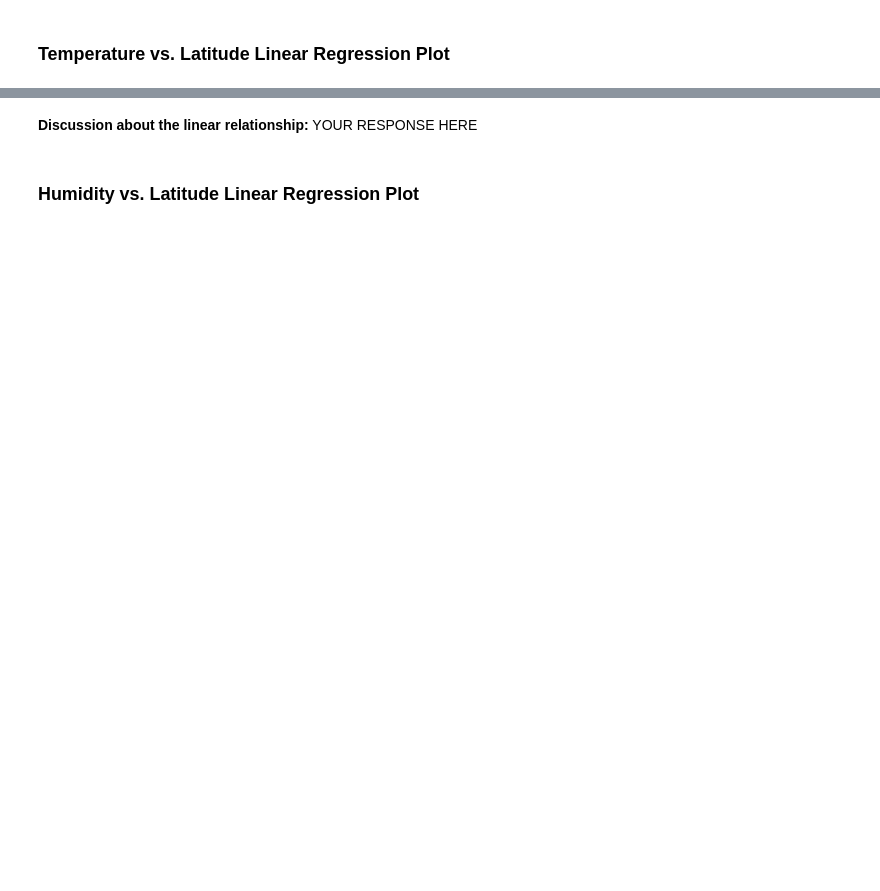
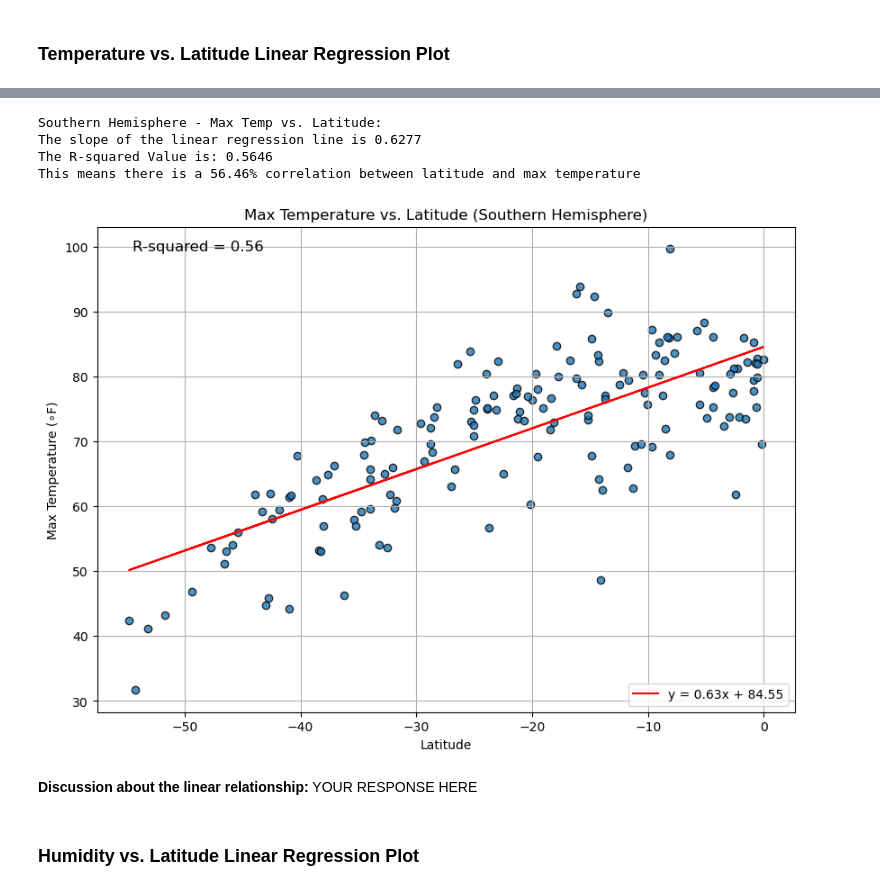
Before and after one commit to KP-Priest/python-api-challenge, a Jupyter notebook: PyScripts/WeatherPy.ipynb, the cells around one changed output, grey strips where cells are left out. Drawn from its saved outputs; the diff is of its cells as text; code cells hidden in the pictures; blank space fills up the shorter version.

```diff
--- a/PyScripts/WeatherPy.ipynb
+++ b/PyScripts/WeatherPy.ipynb
@@ -318,3 +358,22 @@ The r^2-value is: 0.6720220238897325
+# %%
+# Linear regression on Southern Hemisphere
+slope_sh, r_squared_sh = plot_linear_regression(
+    x_values=southern_hemi_df["Lat"],
+    y_values=southern_hemi_df["Max Temp"],
+    x_label="Latitude",
+    y_label="Max Temperature (∘F)",
+    title="Max Temperature vs. Latitude (Southern Hemisphere)"
+)
+print("Southern Hemisphere - Max Temp vs. Latitude:")
+print(f"The slope of the linear regression line is {slope_sh:.4f}")
+print(f"The R-squared Value is: {r_squared_sh:.4f}")
+print(f"This means there is a {r_squared_sh*100:.2f}% correlation between latitude and max temperature")
+# %% [output]
+Southern Hemisphere - Max Temp vs. Latitude:
+The slope of the linear regression line is 0.6277
+The R-squared Value is: 0.5646
+This means there is a 56.46% correlation between latitude and max temperature
+[figure, added]
 # %% [markdown]
 **Discussion about the linear relationship:** YOUR RESPONSE HERE
 # %% [markdown]
```
Also changed, not shown: parts of 19 cells of this notebook.
